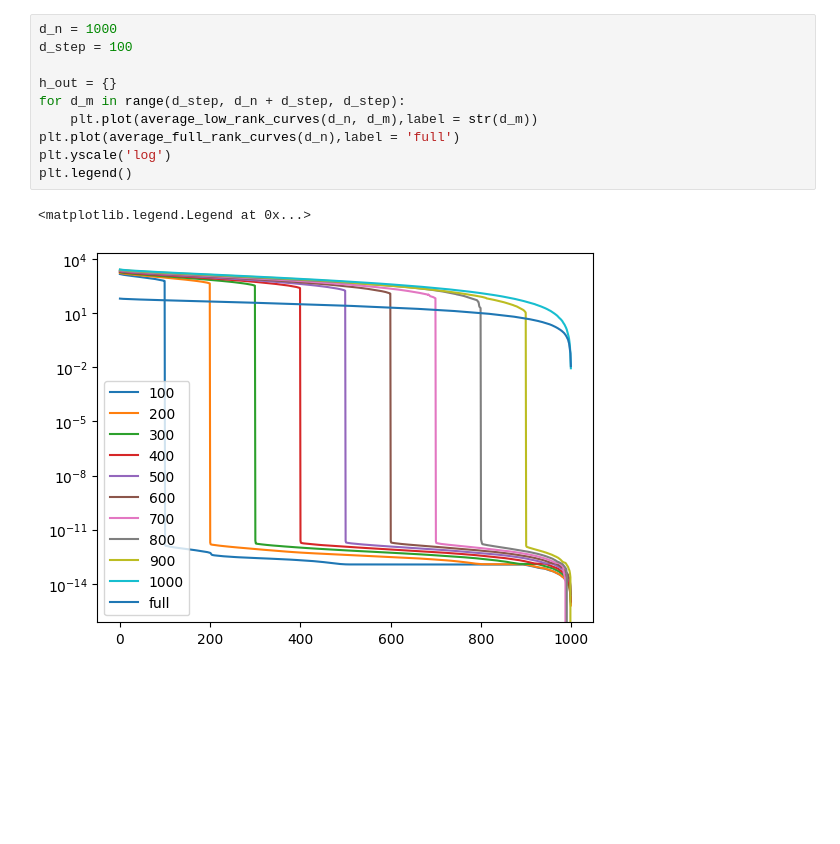
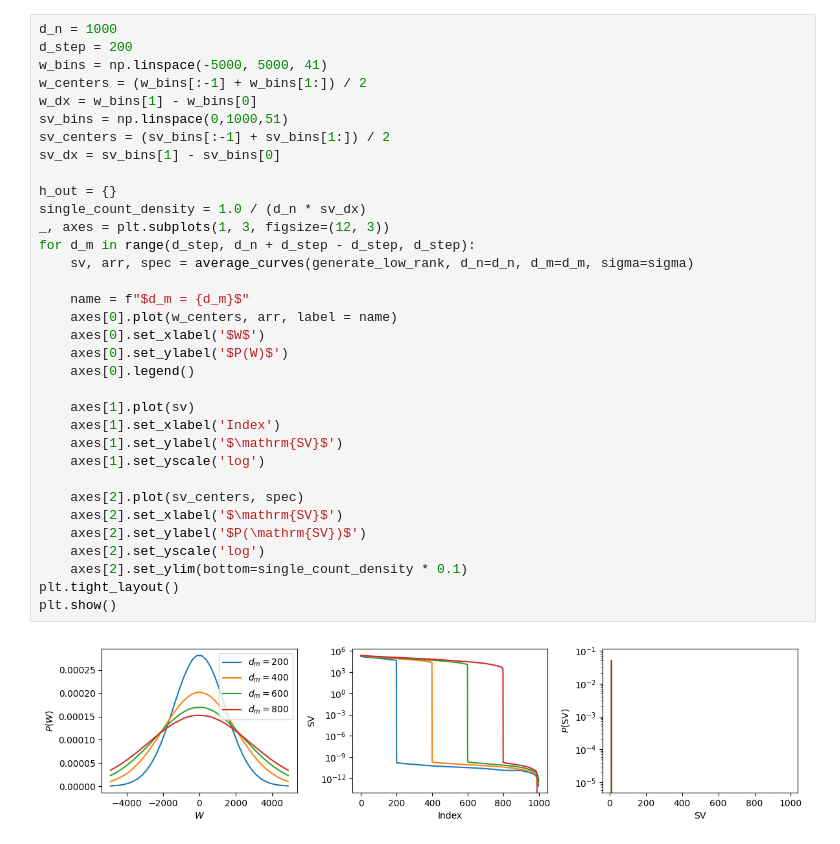
Before and after one commit to angerami/transformer-analysis, a Jupyter notebook: low_rank_SVD_systematics.ipynb, the cells around one changed output. Drawn from its saved outputs; the diff is of its cells as text; blank space fills up the shorter version.

```diff
--- a/low_rank_SVD_systematics.ipynb
+++ b/low_rank_SVD_systematics.ipynb
@@ -49,13 +145,36 @@ plt.legend()
 # %%
 d_n = 1000
-d_step = 100
+d_step = 200
+w_bins = np.linspace(-5000, 5000, 41)
+w_centers = (w_bins[:-1] + w_bins[1:]) / 2
+w_dx = w_bins[1] - w_bins[0]
+sv_bins = np.linspace(0,1000,51)
+sv_centers = (sv_bins[:-1] + sv_bins[1:]) / 2
+sv_dx = sv_bins[1] - sv_bins[0]
 
 h_out = {}
-for d_m in range(d_step, d_n + d_step, d_step):
-    plt.plot(average_low_rank_curves(d_n, d_m),label = str(d_m))
-plt.plot(average_full_rank_curves(d_n),label = 'full')
-plt.yscale('log')
-plt.legend()
+single_count_density = 1.0 / (d_n * sv_dx)
+_, axes = plt.subplots(1, 3, figsize=(12, 3))
+for d_m in range(d_step, d_n + d_step - d_step, d_step):
+    sv, arr, spec = average_curves(generate_low_rank, d_n=d_n, d_m=d_m, sigma=sigma)
+
+    name = f"$d_m = {d_m}$"
+    axes[0].plot(w_centers, arr, label = name)
+    axes[0].set_xlabel('$W$')
+    axes[0].set_ylabel('$P(W)$')
+    axes[0].legend()
+
+    axes[1].plot(sv)
+    axes[1].set_xlabel('Index')
+    axes[1].set_ylabel('$\mathrm{SV}$')
+    axes[1].set_yscale('log')
+
+    axes[2].plot(sv_centers, spec)
+    axes[2].set_xlabel('$\mathrm{SV}$')
+    axes[2].set_ylabel('$P(\mathrm{SV})$')
+    axes[2].set_yscale('log')
+    axes[2].set_ylim(bottom=single_count_density * 0.1)
+plt.tight_layout()
+plt.show()
 # %% [output]
-<matplotlib.legend.Legend at 0x...>
-[figure, old version]
+[figure, new version]
```
Also changed, not shown: parts of 23 cells of this notebook, 1 other file.
